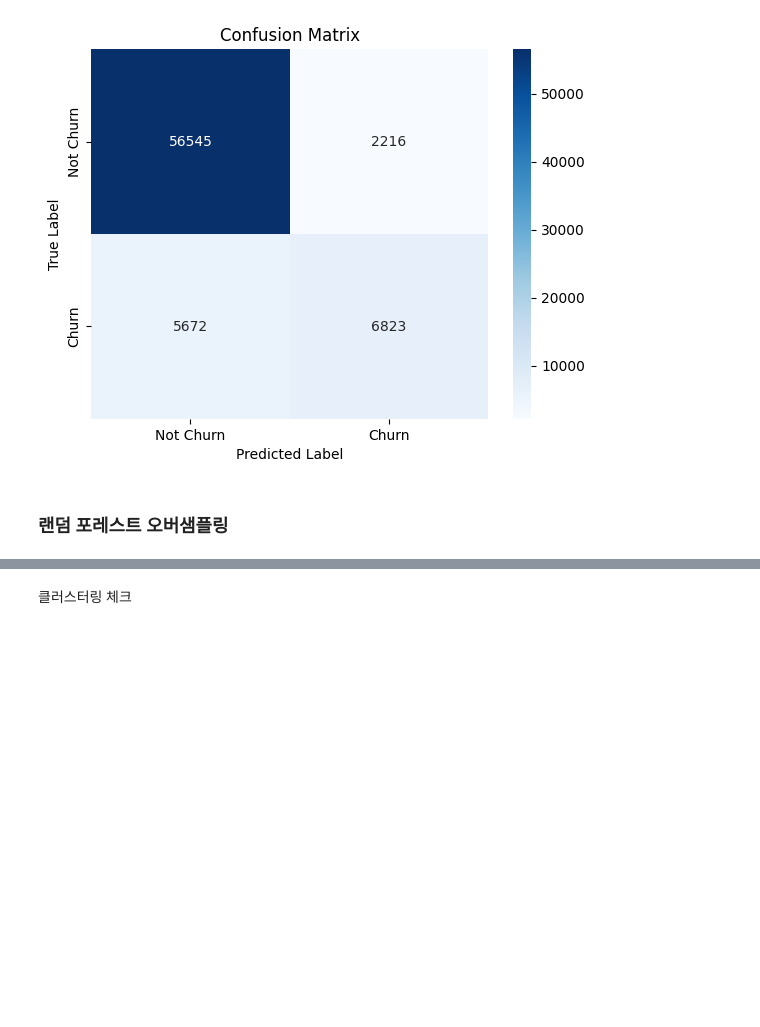
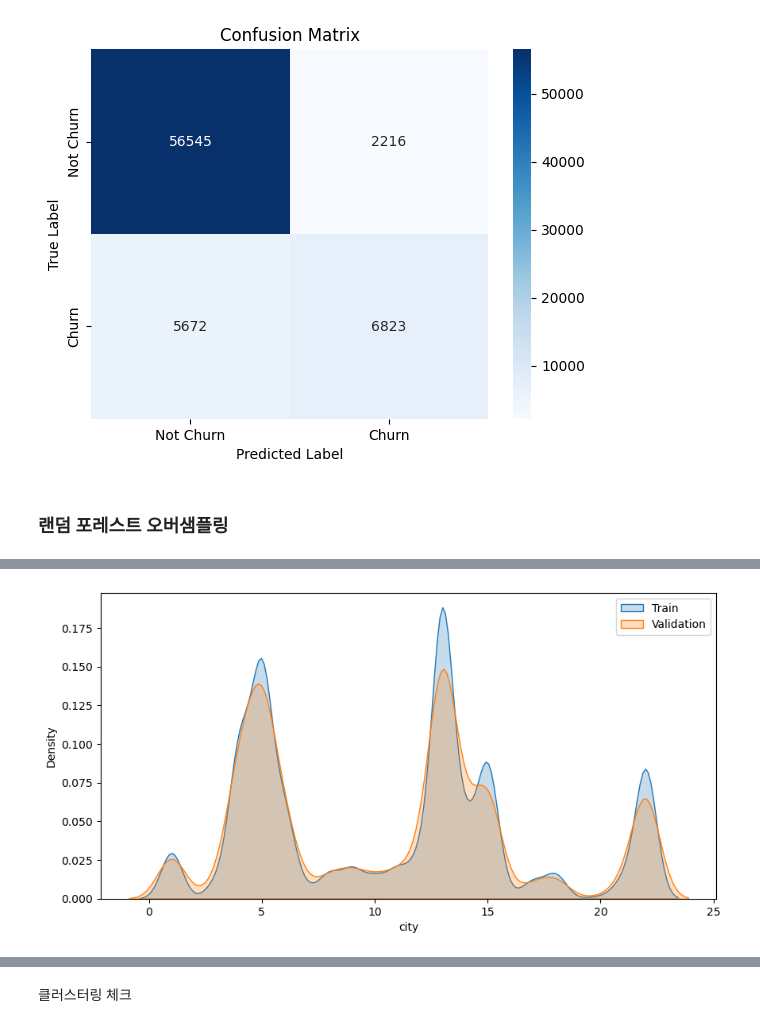
Before and after one commit to SKNETWORKS-FAMILY-AICAMP/SKN09-2nd-2Team, a Jupyter notebook: final_model.ipynb, the cells around one changed output, grey strips where cells are left out. Drawn from its saved outputs; the diff is of its cells as text; code cells hidden in the pictures; blank space fills up the shorter version.

```diff
--- a/final_model.ipynb
+++ b/final_model.ipynb
@@ -412,0 +452,12 @@ rf_accuracy_over[0],rf_precision_over[0],rf_recall_over[0]
+# %%
+import seaborn as sns
+import matplotlib.pyplot as plt
+
+# 예시: 첫 번째 Feature의 분포 확인
+plt.figure(figsize=(10,5))
+sns.kdeplot(X_train_1.iloc[:, 0], label="Train", fill=True)
+sns.kdeplot(X_val.iloc[:, 0], label="Validation", fill=True)
+plt.legend()
+plt.show()
+# %% [output]
+[figure, added]
```
Also changed, not shown: parts of 11 cells of this notebook, 1 other file.
